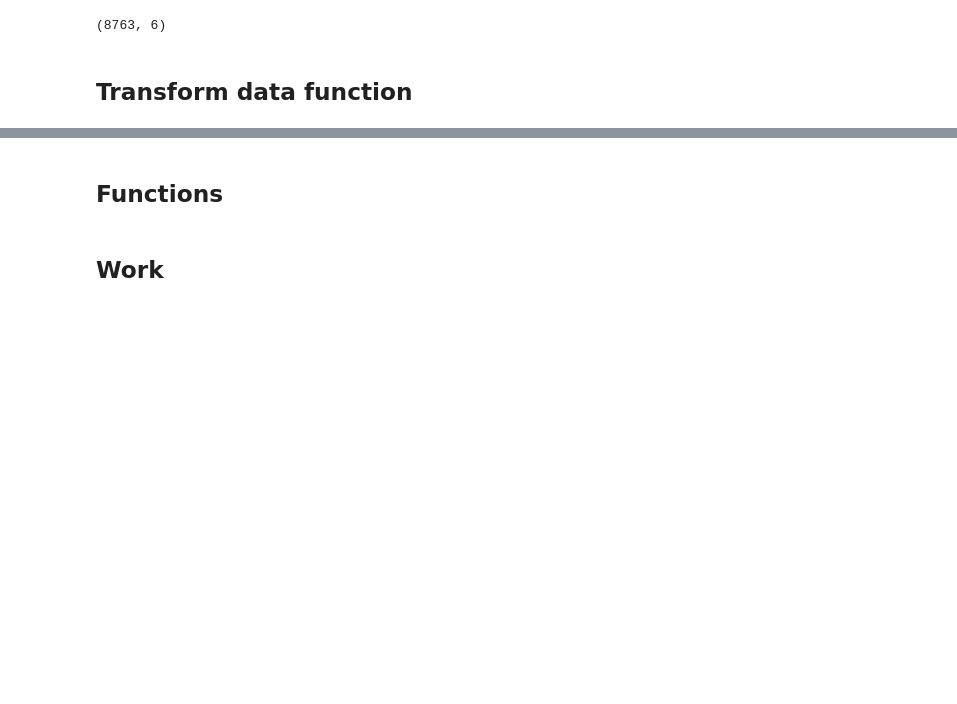
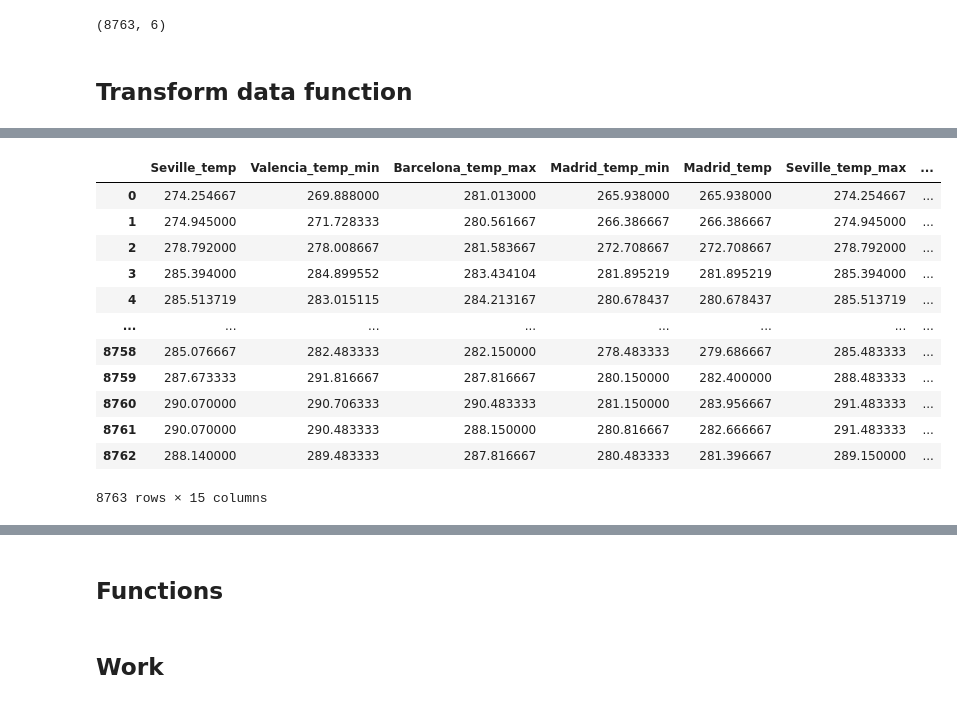
Before and after one commit to toarstn92/Spain_Electricity_Shortfall_Challenge_Team_ZF1, a Jupyter notebook: 1_EDA_and_Data_Engineering_and_Model_Creation/kaggle.ipynb, the cells around one changed output, grey strips where cells are left out. Drawn from its saved outputs; the diff is of its cells as text; code cells hidden in the pictures; blank space fills up the shorter version.

```diff
--- a/1_EDA_and_Data_Engineering_and_Model_Creation/kaggle.ipynb
+++ b/1_EDA_and_Data_Engineering_and_Model_Creation/kaggle.ipynb
@@ -225,0 +311,21 @@ def transform_HofY(csv):
+# %%
+heyo = pd.read_csv("df_train.csv")
+x = heyo[['Seville_temp', 'Valencia_temp_min', 'Barcelona_temp_max', 'Madrid_temp_min',
+          'Madrid_temp', 'Seville_temp_max', 'Barcelona_temp_min',
+          'Valencia_temp_max', 'Valencia_temp', 'Bilbao_temp_max', 'Seville_temp_min',
+          'Madrid_temp_max', 'Barcelona_temp', 'Bilbao_temp_min', 'Bilbao_temp']]
+x
+# %% [output]
+|  | Seville_temp | Valencia_temp_min | Barcelona_temp_max | Madrid_temp_min | Madrid_temp | Seville_temp_max | ... |
+| 0 | 274.254667 | 269.888000 | 281.013000 | 265.938000 | 265.938000 | 274.254667 | ... |
+| 1 | 274.945000 | 271.728333 | 280.561667 | 266.386667 | 266.386667 | 274.945000 | ... |
+| 2 | 278.792000 | 278.008667 | 281.583667 | 272.708667 | 272.708667 | 278.792000 | ... |
+| 3 | 285.394000 | 284.899552 | 283.434104 | 281.895219 | 281.895219 | 285.394000 | ... |
+| 4 | 285.513719 | 283.015115 | 284.213167 | 280.678437 | 280.678437 | 285.513719 | ... |
+| ... | ... | ... | ... | ... | ... | ... | ... |
+| 8758 | 285.076667 | 282.483333 | 282.150000 | 278.483333 | 279.686667 | 285.483333 | ... |
+| 8759 | 287.673333 | 291.816667 | 287.816667 | 280.150000 | 282.400000 | 288.483333 | ... |
+| 8760 | 290.070000 | 290.706333 | 290.483333 | 281.150000 | 283.956667 | 291.483333 | ... |
+| 8761 | 290.070000 | 290.483333 | 288.150000 | 280.816667 | 282.666667 | 291.483333 | ... |
+| 8762 | 288.140000 | 289.483333 | 287.816667 | 280.483333 | 281.396667 | 289.150000 | ... |
+8763 rows × 15 columns
```
Also changed, not shown: parts of 18 cells of this notebook, 2 other files.
